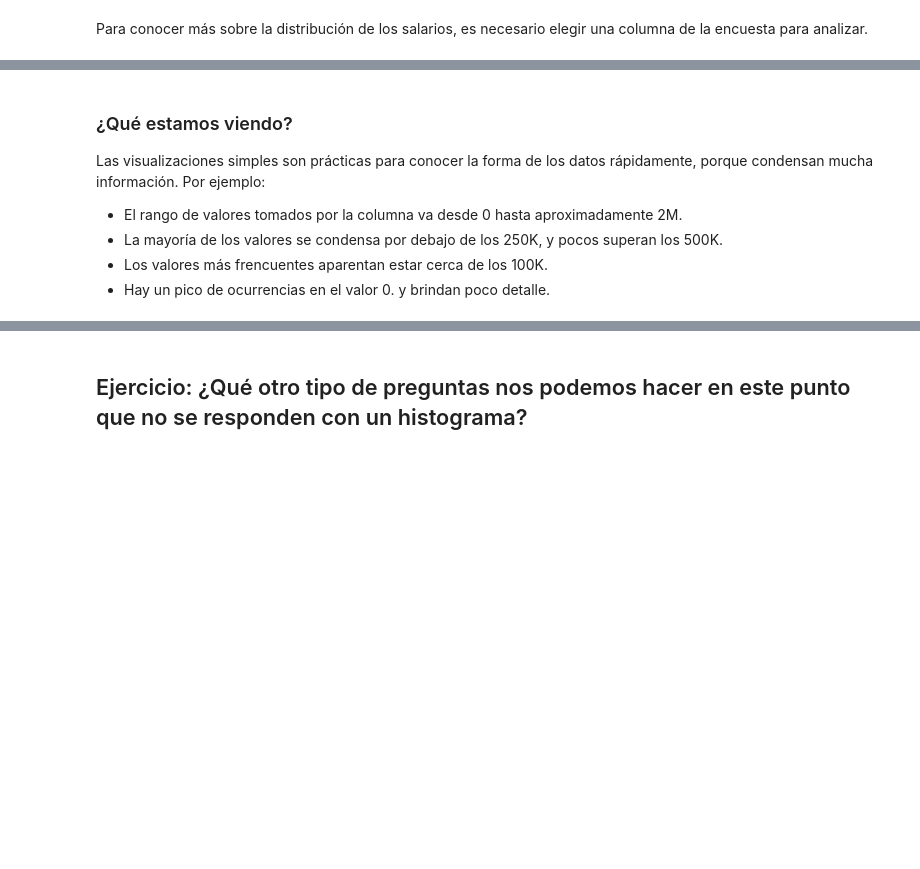
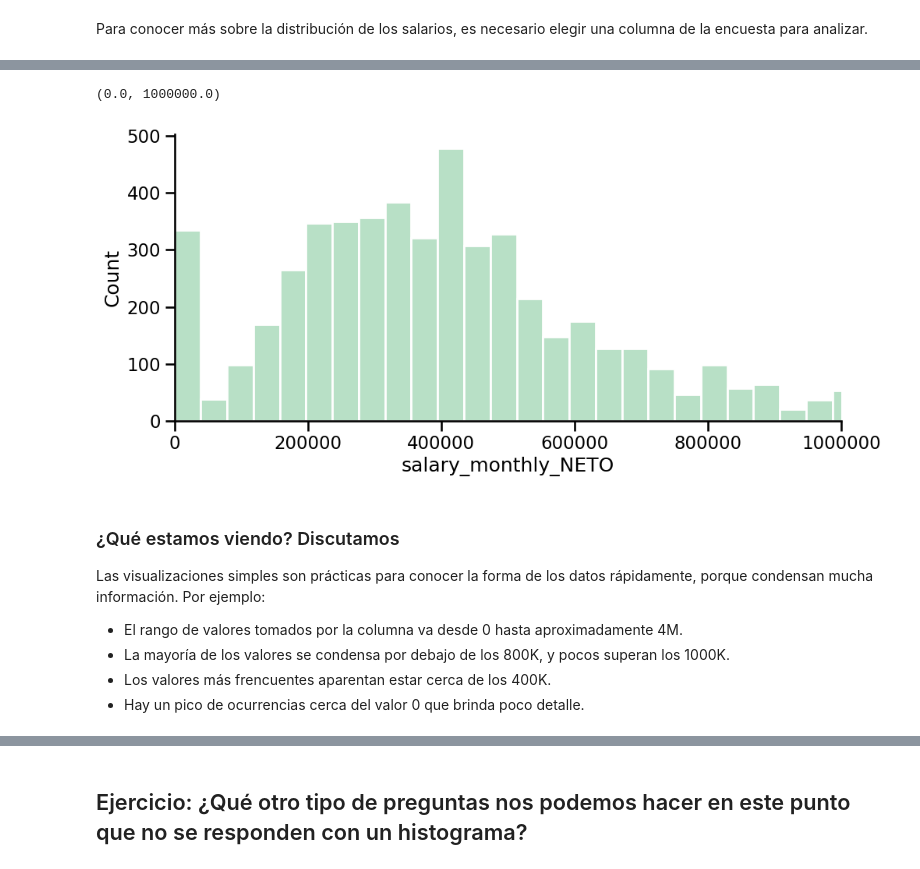
Before and after one commit to DiploDatos/AnalisisyVisualizacion, a Jupyter notebook: 01 Probabilidad.ipynb, the cells around one changed output, grey strips where cells are left out. Cells and saved outputs as stored; diff of their text form; code cells hidden in the pictures; blank space fills up the shorter version.

```diff
--- a/01 Probabilidad.ipynb
+++ b/01 Probabilidad.ipynb
@@ -62,9 +88,18 @@ plt.ticklabel_format(style='plain', axis='x')
+# %%
+seaborn.displot(df[salary_col], aspect=2,color = "#A0D6B4",edgecolor = "white",
+             linewidth = 2)
+## para evitar la notación científica en las etiquetas
+plt.ticklabel_format(style='plain', axis='x')
+plt.xlim((0,1000000))
+#plt.savefig("filename.png")
+# %% [output]
+(0.0, 1000000.0)
+[figure, added]
 # %% [markdown]
-### ¿Qué estamos viendo?
+### ¿Qué estamos viendo? Discutamos
 
 Las visualizaciones simples son prácticas para conocer la forma de los datos rápidamente, porque condensan mucha información. Por ejemplo:
-* El rango de valores tomados por la columna va desde 0 hasta aproximadamente 2M.
-* La mayoría de los valores se condensa por debajo de los 250K, y pocos superan los 500K.
-* Los valores más frencuentes aparentan estar cerca de los 100K.
-* Hay un pico de ocurrencias en el valor 0.
- y brindan poco detalle.
+* El rango de valores tomados por la columna va desde 0 hasta aproximadamente 4M.
+* La mayoría de los valores se condensa por debajo de los 800K, y pocos superan los 1000K.
+* Los valores más frencuentes aparentan estar cerca de los 400K.
+* Hay un pico de ocurrencias cerca del valor 0 que brinda poco detalle.
```
Also changed, not shown: parts of 36 cells of this notebook, 1 other file.
